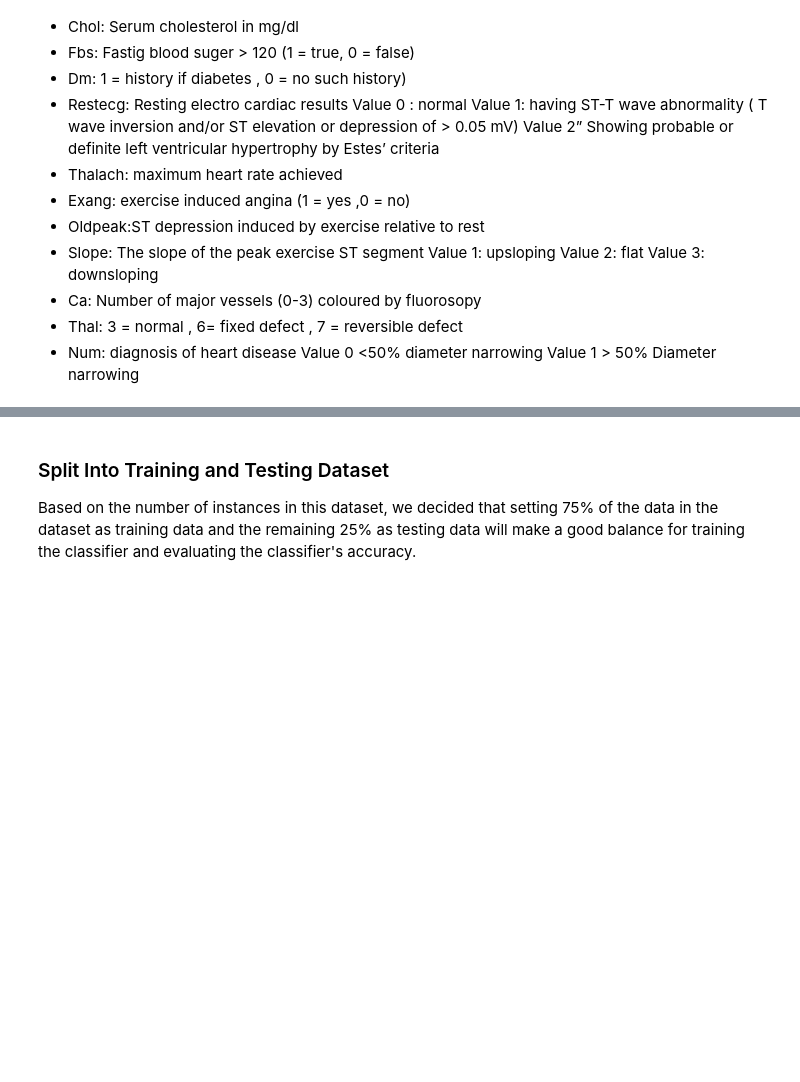
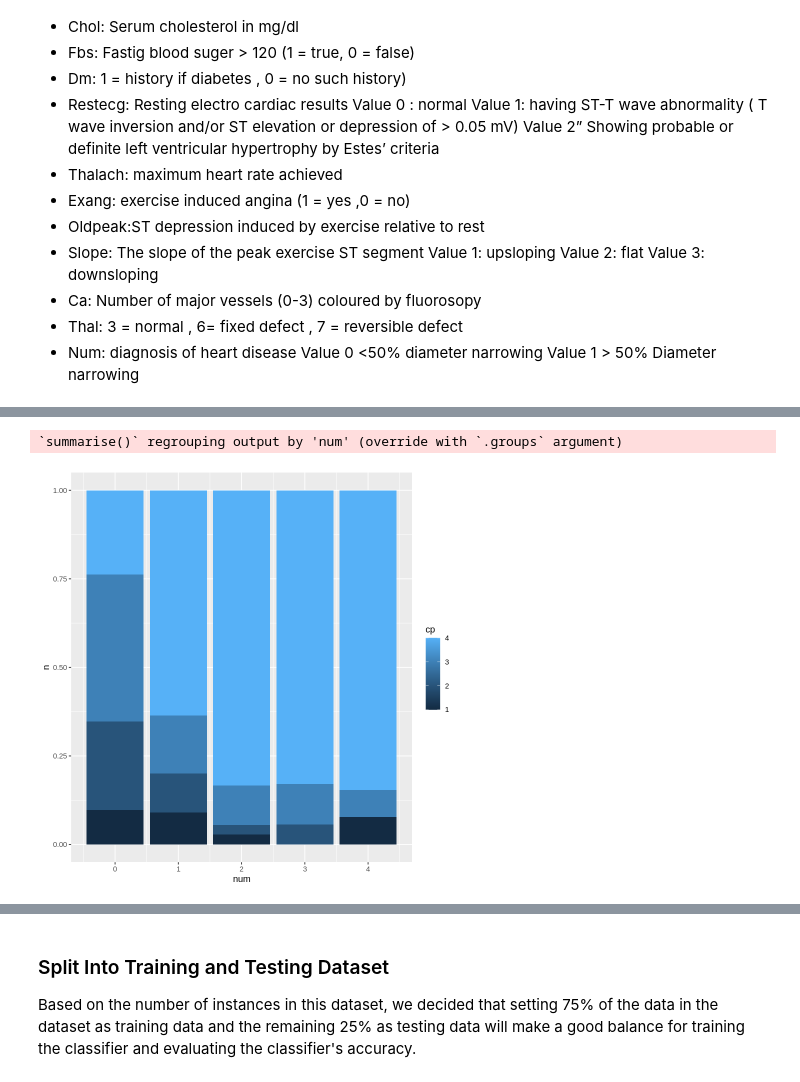
Before and after one commit to oliviahe0111/Heart-Disease-Data, a Jupyter notebook: heart_disease_data.ipynb, the cells around one changed output, grey strips where cells are left out. Saved outputs shown, nothing was run; the diff lists cells and outputs as text; code cells hidden in the pictures; blank space fills up the shorter version.

```diff
--- a/heart_disease_data.ipynb
+++ b/heart_disease_data.ipynb
@@ -83,0 +105,11 @@ Value 1 > 50% Diameter narrowing
+# %%
+cp_vs_num <- heart_disease_data %>%
+            select(num, cp) %>%
+            group_by(num, cp) %>%
+            summarize(n = n()) %>%
+            ggplot(aes(x = num, y = n, fill = cp)) +
+            geom_bar(stat = "identity",position = "fill")
+cp_vs_num
+# %% [output]
+`summarise()` regrouping output by 'num' (override with `.groups` argument)
+[figure, added]
```
Also changed, not shown: parts of 26 cells of this notebook.
